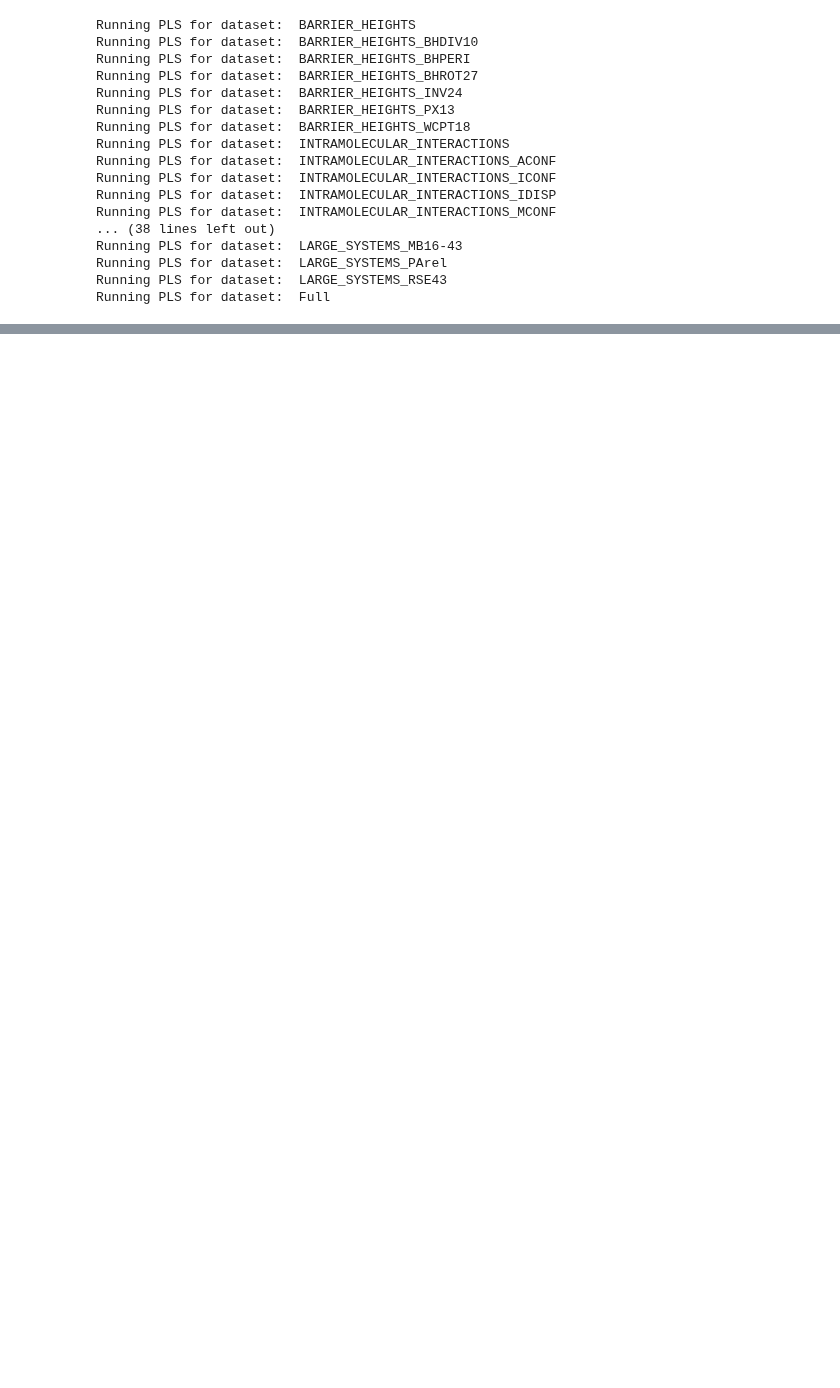
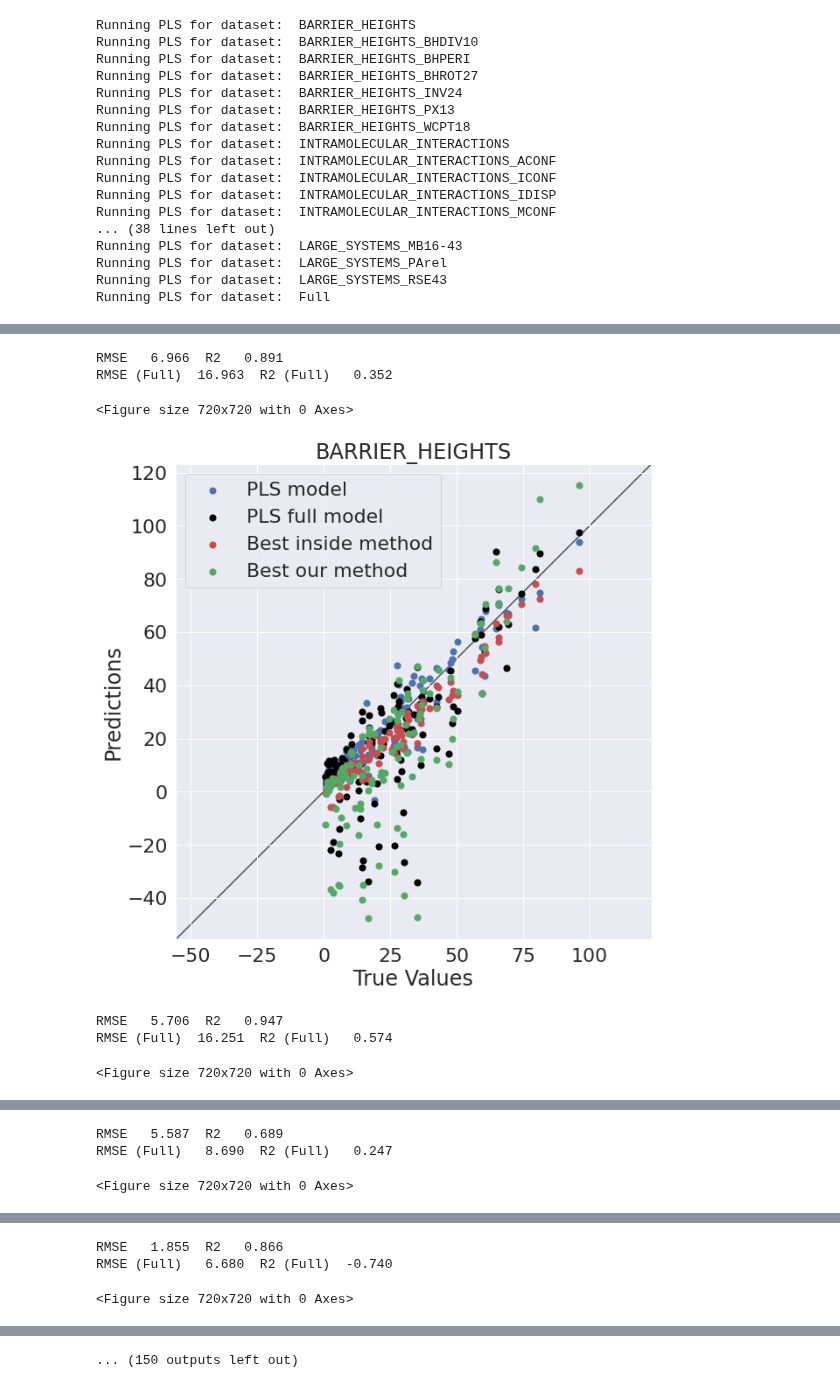
Before and after one commit to lstorchi/model_reaction_data, a Jupyter notebook: generaldataset_PLS.ipynb, the cells around one changed output, grey strips where cells are left out. Drawn from its saved outputs; the diff is of its cells as text; code cells hidden in the pictures; blank space fills up the shorter version.

```diff
--- a/generaldataset_PLS.ipynb
+++ b/generaldataset_PLS.ipynb
@@ -410,12 +410,12 @@ for setname in fullsetnames:
        compstouse = min(rmsemin_comps, r2max_comps)
        rmse_train, rmse_test, r2_train, \
           r2_test, rmse_full, r2_full , \
-          models_results[setname]. plsmodel, \
+          models_results[setname].plsmodel, \
           X_train, X_test, y_train, y_test  = \
                   models.pls_model (perc_split, X, Y, False, compstouse)
 
        models_results[setname].y_pred = \
-          models_results[setname].pls_model.predict(X)
+          models_results[setname].plsmodel.predict(X)
 # %% [output]
 Running PLS for dataset:  BARRIER_HEIGHTS
 Running PLS for dataset:  BARRIER_HEIGHTS_BHDIV10
@@ -458,0 +565,49 @@ for setname in fullsetnames:
+# %%
+setname = "Full"
+pls_model_full = models_results[setname].plsmodel
+
+for setname in fullsetnames:
+
+    pls_model = models_results[setname].plsmodel
+    X, Y, features_names = \
+        commonutils.build_XY_matrix (models_results[setname].fulldescriptors, \
+                                    models_results[setname].labels)
+    y_pred_full = pls_model_full.predict(X)
+    rmse_full = mean_squared_error(Y, y_pred_full, squared=False)
+    r2_full = r2_score(Y, y_pred_full)
+
+    y_pred = pls_model.predict(X)
+    rmse = mean_squared_error(Y, y_pred, squared=False)
+    r2 = r2_score(Y, y_pred)
+
+    print("RMSE %7.3f"%rmse, " R2 %7.3f"%r2)
+    print("RMSE (Full) %7.3f"%rmse_full, " R2 (Full) %7.3f"%r2_full)
+    plt.clf()
+    fig, ax = plt.subplots()
+    ax.scatter(Y, y_pred, c='b', s=50, label='PLS model')
+    ax.scatter(Y, y_pred_full, c='black', s=50, label='PLS full model')
+    ax.scatter(Y, models_results[setname].y_pred_bestinsidemethod, \
+                c='r', s=50, label='Best inside method')
+    ax.scatter(Y, models_results[setname].y_pred_bestourmethod, \
+               c='g', s=50, label='Best our method')
+    lims = [
+        np.min([ax.get_xlim(), ax.get_ylim()]),  # min of both axes
+        np.max([ax.get_xlim(), ax.get_ylim()]),  # max of both axes
+    ]
+    ax.plot(lims, lims, 'k-', alpha=0.75, zorder=0)
+    ax.set_aspect('equal')
+    ax.set_xlim(lims)
+    ax.set_ylim(lims)
+    plt.xlabel('True Values')
+    plt.ylabel('Predictions')
+    plt.legend(loc="upper left")
+    plt.title(setname)
+    plt.show()
+# %% [output]
+RMSE   6.966  R2   0.891
+RMSE (Full)  16.963  R2 (Full)   0.352
+<Figure size 720x720 with 0 Axes>
+[figure, added]
+RMSE   5.706  R2   0.947
+RMSE (Full)  16.251  R2 (Full)   0.574
+<Figure size 720x720 with 0 Axes>
@@ -458,0 +615,3 @@ for setname in fullsetnames:
+RMSE   5.587  R2   0.689
+RMSE (Full)   8.690  R2 (Full)   0.247
+<Figure size 720x720 with 0 Axes>
@@ -458,0 +619,3 @@ for setname in fullsetnames:
+RMSE   1.855  R2   0.866
+RMSE (Full)   6.680  R2 (Full)  -0.740
+<Figure size 720x720 with 0 Axes>
@@ -458,0 +623 @@ for setname in fullsetnames:
+... (150 outputs left out)
```
Also changed, not shown: parts of 8 cells of this notebook.
